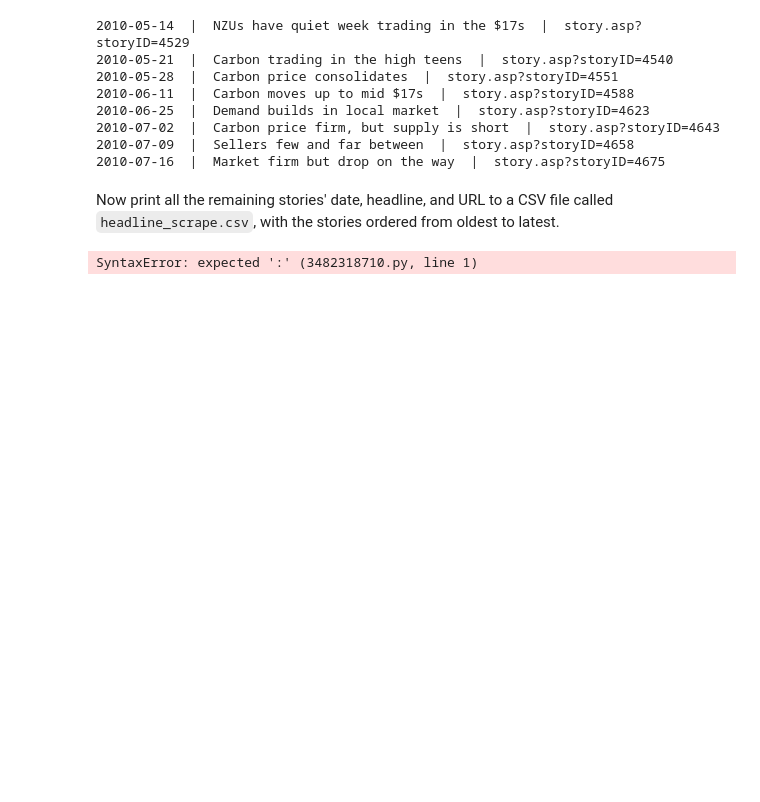
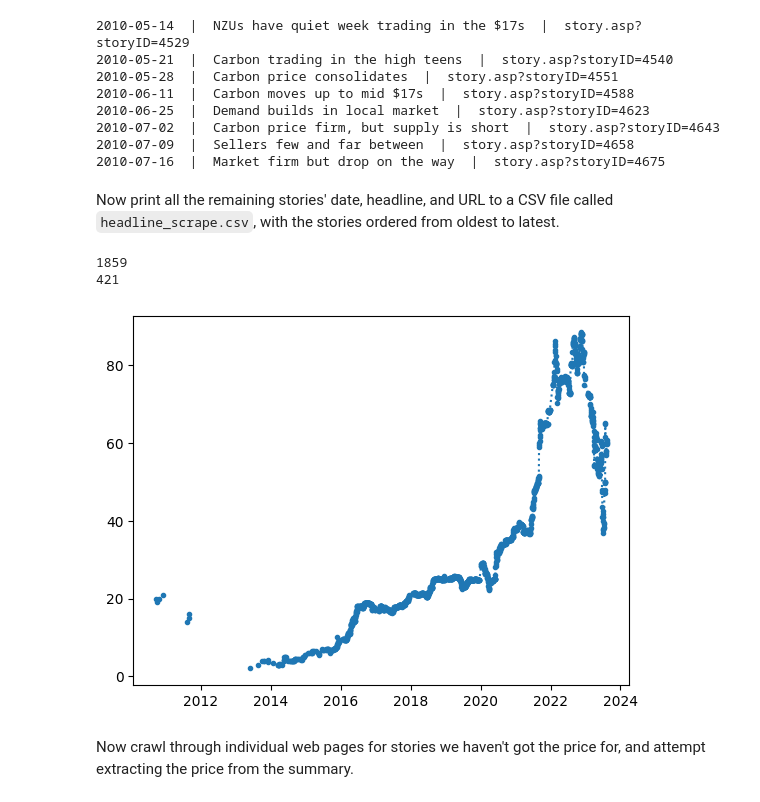
Before and after one commit to dmitrische/nzu-market, a Jupyter notebook: price-data-scrape/data_scraper.ipynb, the cells around one changed output. Drawn from its saved outputs; the diff is of its cells as text; code cells hidden in the pictures; blank space fills up the shorter version.

```diff
--- a/price-data-scrape/data_scraper.ipynb
+++ b/price-data-scrape/data_scraper.ipynb
@@ -134,33 +135,30 @@ with open('headline_scrape.csv', 'w', newline='') as file:
     writer.writerow(['date','headline','url'])
     for i in range(1,1+len(dates)):
         writer.writerow([dates[-i],headlines[-i],url+hrefs[-i]])
-# %%
-def parse_headline(headling)
-"""
-Function taking a list of strings and returning a list of dollar-valued prices
-extracted from each string.
-
-INPUTS:
-------
-
-headline: a string with headline text
-
-OUTPUTS:
--------
-
-price: a real-valued price extracted from headline
-"""
-
-words = headline.split()
-keywords = ['NZU', 'settles']
-
-price = None
-if('MARKET LATEST' in headline):
-    pricestring = words[-1].strip('$')
-    try:
-        price = float(pricestring)
-    except ValueError:
-        print("WARNING: '{}' is not a float!".format(pricestring))
-elif():
-# %% [output]
-SyntaxError: expected ':' (3482318710.py, line 1)
+# %%
+from scraping_functions import parse_headline
+
+# Initialise all prices as None
+prices = [None for i in range(len(headlines))]
+
+# Parse headlines to get price values, except for one mistyped case.
+bad_date = datetime(2017,6,28).date() # headline with mistyped price
+for i in range(len(headlines)):
+    if dates[i] == bad_date:
+        prices[i] = 16.80
+    else:
+        prices[i] = parse_headline(headlines[i])
+# %%
+print(len([price for price in prices if price is not None]))
+print(len([price for price in prices if price is None]))
+# %% [output]
+1859
+421
+# %%
+import matplotlib.pyplot as plt
+plt.plot(dates,prices, linestyle = 'dotted', marker='.')
+plt.show()
+# %% [output]
+[figure, added]
+# %% [markdown]
+Now crawl through individual web pages for stories we haven't got the price for, and attempt extracting the price from the summary.
```
Also changed, not shown: parts of 11 cells of this notebook, 3 other files.
